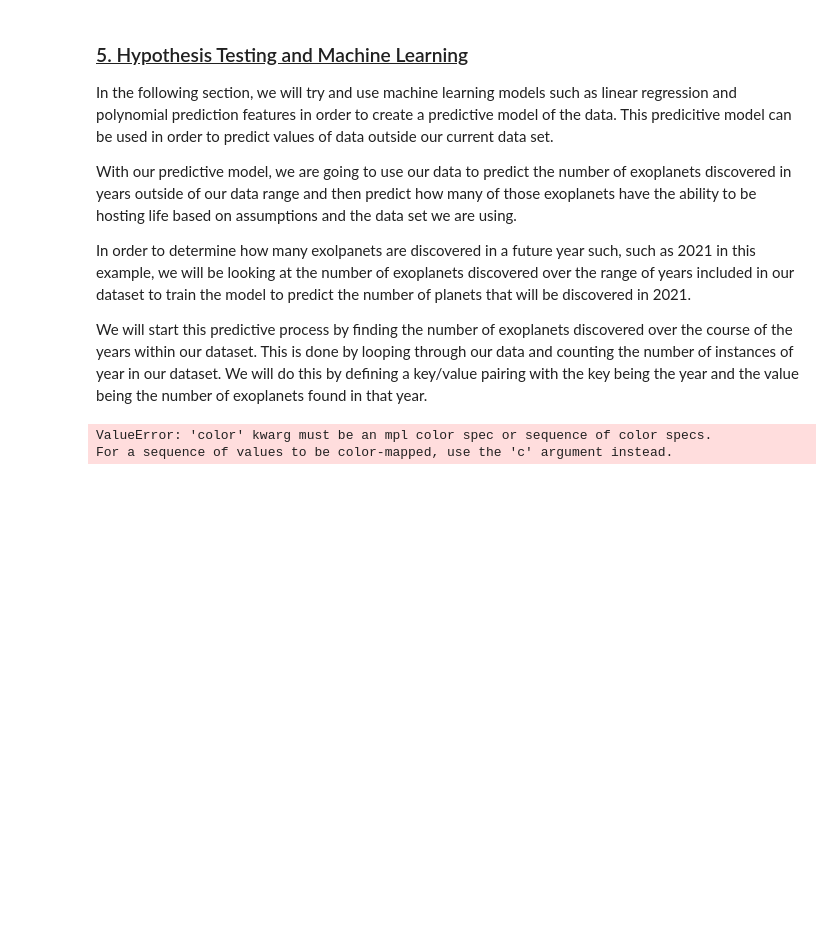
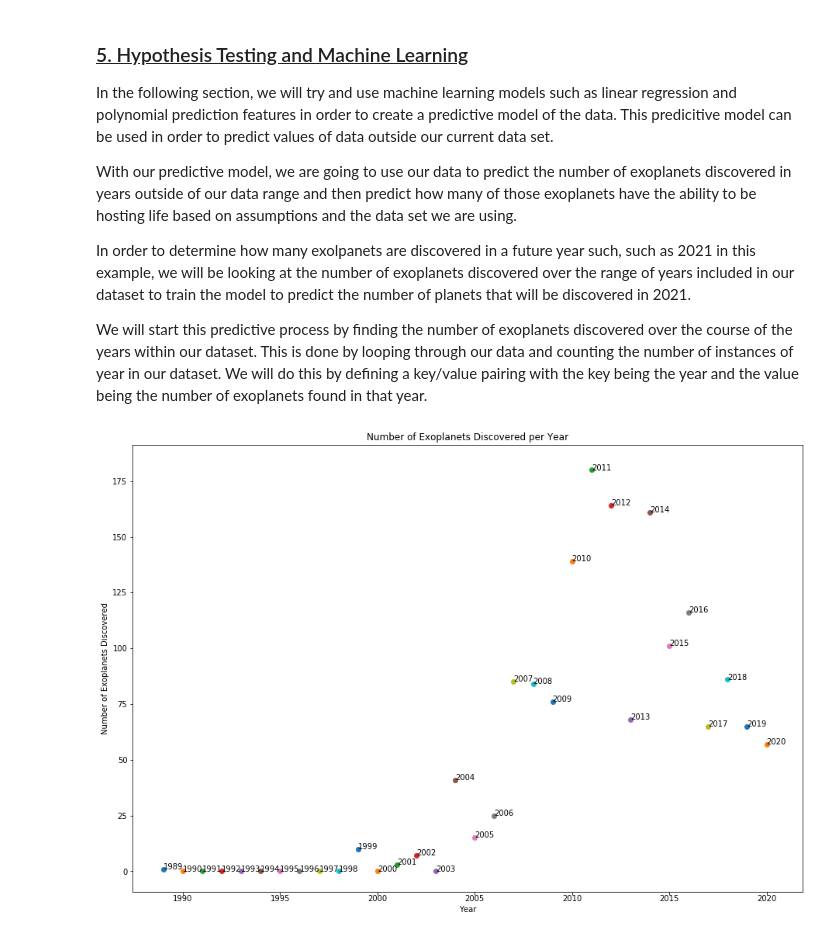
Before and after one commit to ebarr10/Potential_Exoplanet_Life, a Jupyter notebook: 320FinalProject.ipynb, the cells around one changed output. Saved outputs shown, nothing was run; the diff lists cells and outputs as text; code cells hidden in the pictures; blank space fills up the shorter version.

Commit message:
Annotate Graph

```diff
--- a/320FinalProject.ipynb
+++ b/320FinalProject.ipynb
@@ -535,34 +536,24 @@ We will start this predictive process by finding the number of exoplanets discov
 # %%
 # List of all the years in our dataset
 years = []
 # Key/Value pairing
 disc_per_year = {}
 for i in range(1989, 2021):
     disc_per_year[i] = 0
 
+# Adding to each year in the dictionary according to how many planets were observed in that given year
 for i, row in data.iterrows():
     disc_per_year[data.at[i,"disc_year"]] += 1
 
-# years = []
-# num_disc = []
-colors = list("qazwsxedcrfvtgbyhnujmiklopqwerty")
-
-for years in disc_per_year:
-    x = disc_per_year.keys()
-    y = disc_per_year.values()
-    plot.scatter(x ,y, color = colors.pop())
-    #years.append(y)
-    #num_disc.append(disc_per_year[y])
-
-#fig,ax = plot.subplots()
-#plot.scatter(years, num_disc, color=colors.pop())
-#plot.legend(disc_per_year.keys())
-#ax.annotate(,arrowprops=dict(arrowstyle="->"))
+# Ploting each year and number of exoplanets associated and then annotating that point to allow for each comprehension
+for year in disc_per_year.keys():
+    plot.scatter(year, disc_per_year[year])
+    plot.annotate(year, (year, disc_per_year[year]))
+plot.subplots_adjust(top=1, bottom=-1, right=1, left=-1)
+# Adding title and axis labels, as well as changing plot size for an easier read
 plot.title("Number of Exoplanets Discovered per Year")
 plot.xlabel("Year")
 plot.ylabel("Number of Exoplanets Discovered")
-plot.figure(figsize=[100,100])
 plot.show()
 # %% [output]
-ValueError: 'color' kwarg must be an mpl color spec or sequence of color specs.
-For a sequence of values to be color-mapped, use the 'c' argument instead.
+[figure, added]
```
Also changed, not shown: parts of 1 cell of this notebook.
